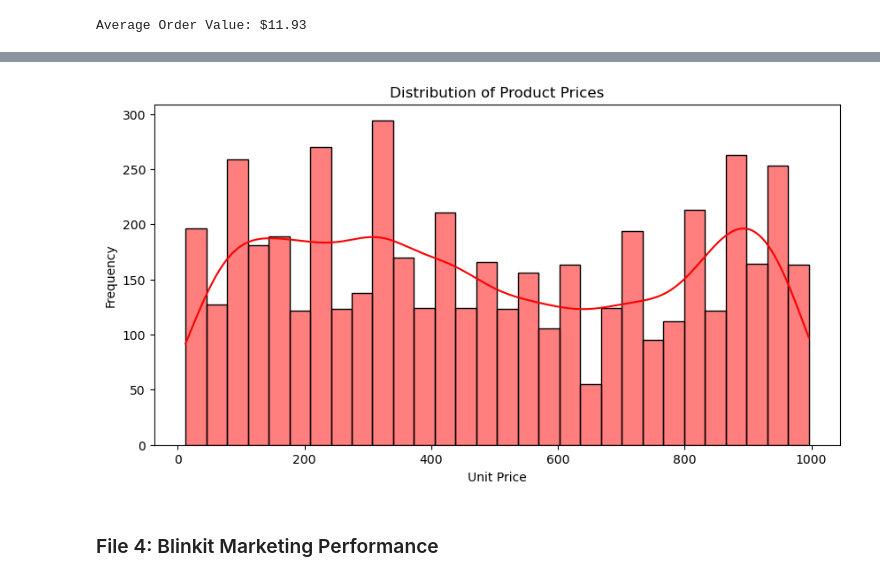
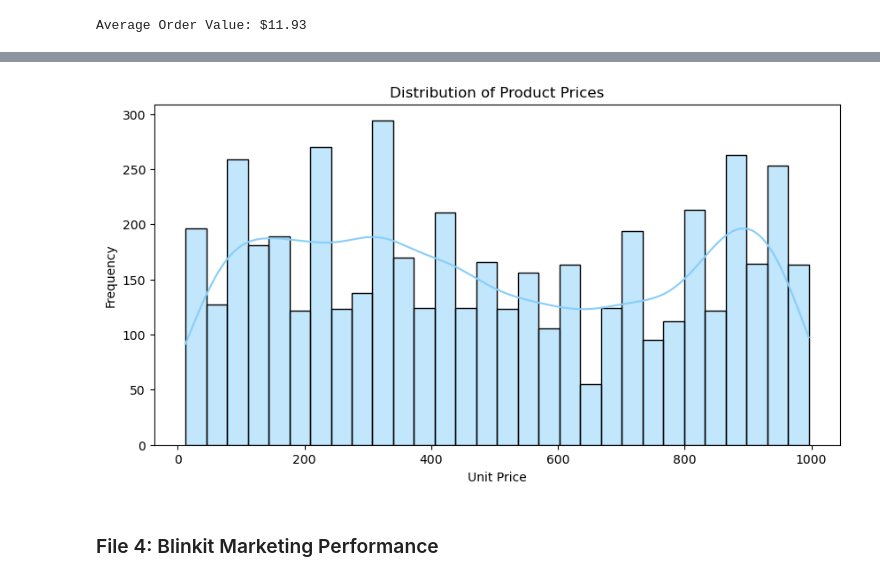
Before and after one commit to toviyahw/blinkit-sales-analysis, a Jupyter notebook: Python EDA Documentation.ipynb, the cells around one changed output, grey strips where cells are left out. Saved outputs shown, nothing was run; the diff lists cells and outputs as text; code cells hidden in the pictures.

```diff
--- a/Python EDA Documentation.ipynb
+++ b/Python EDA Documentation.ipynb
@@ -781,13 +745,12 @@ Total Sales for Most Expensive Product: $51790.96
 # %%
-# price distrubution of products
-
+# creating visual for product pricing distrubution
 plt.figure(figsize=(10,5))
-sns.histplot(units_df['unit_price'], bins=30, kde=True, color="red")
-plt.xlabel("Unit Price")
-plt.ylabel("Frequency")
-plt.title("Distribution of Product Prices")
+sns.histplot(units_df['unit_price'], bins=30, kde=True, color='lightskyblue')
+plt.xlabel('Unit Price')
+plt.ylabel('Frequency')
+plt.title('Distribution of Product Prices')
 plt.show()
 # %% [output]
-[figure, old version]
+[figure, new version]
 # %% [markdown]
 ### File 4: Blinkit Marketing Performance
```
Also changed, not shown: parts of 111 cells of this notebook, 1 other file.
